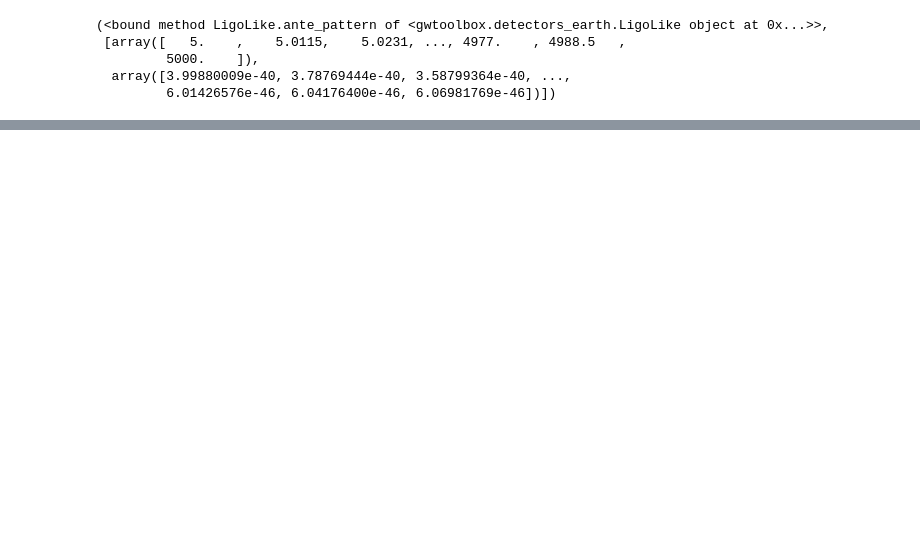
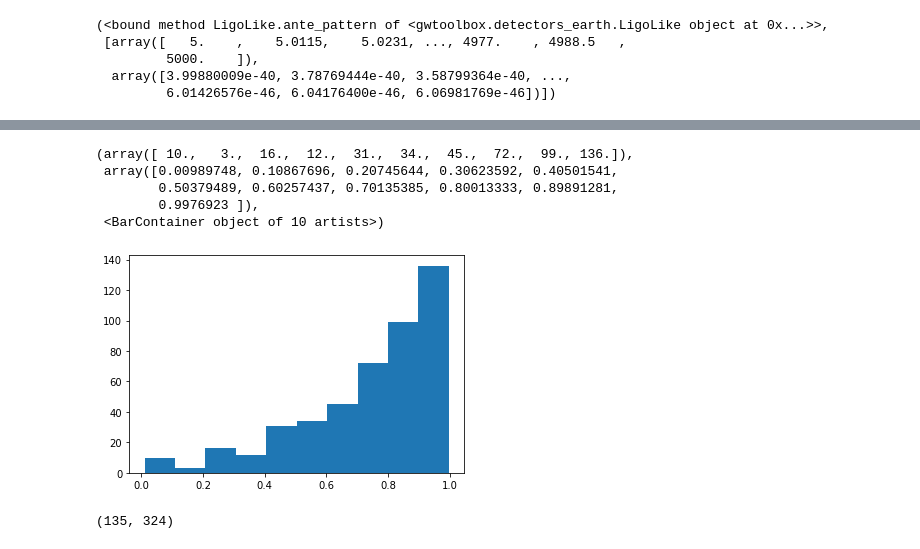
Before and after one commit to samgagnon/kilonova_sim, a Jupyter notebook: GWToolbox.ipynb, the cells around one changed output, grey strips where cells are left out. Cells and saved outputs as stored; diff of their text form; code cells hidden in the pictures; blank space fills up the shorter version.

```diff
--- a/GWToolbox.ipynb
+++ b/GWToolbox.ipynb
@@ -35,7 +39,7 @@ Tools.detector.ante_pattern, Tools.noise
          6.01426576e-46, 6.04176400e-46, 6.06981769e-46])])
 # %%
 # set generator parameters
-time_obs = 60*24*100 # units of minutes of observation
+time_obs = 60*24*365*20 # units of minutes of observation
 rho_cri = 8 # signal-to-noise ratio cutoff
 # %%
 tot_num = Tools.total_number(time_obs, rho_cri)
@@ -46,4 +50,4 @@ print(tot_num)
 # returns keys 'z','D','m1','m2','χ','dz','dm1','dm2','dχ','dD','dtb'
 list_det = Tools.list_with_errors_df(time_obs, rho_cri, dtp=True)
 # %%
-Tools.list_with_iota(list_det)
+l = Tools.list_with_iota(list_det)
@@ -56,0 +54,9 @@ Tools.list_with_iota(list_det)
+# %%
+plt.hist(np.cos(l['inc'].to_numpy()))
+# %% [output]
+(array([ 10.,   3.,  16.,  12.,  31.,  34.,  45.,  72.,  99., 136.]),
+ array([0.00989748, 0.10867696, 0.20745644, 0.30623592, 0.40501541,
+        0.50379489, 0.60257437, 0.70135385, 0.80013333, 0.89891281,
+        0.9976923 ]),
+ <BarContainer object of 10 artists>)
+[figure, added]
@@ -56,0 +82,4 @@ Tools.list_with_iota(list_det)
+# %%
+len(obl),  len(nobl)
+# %% [output]
+(135, 324)
```
Also changed, not shown: parts of 31 cells of this notebook, 11 other files.
